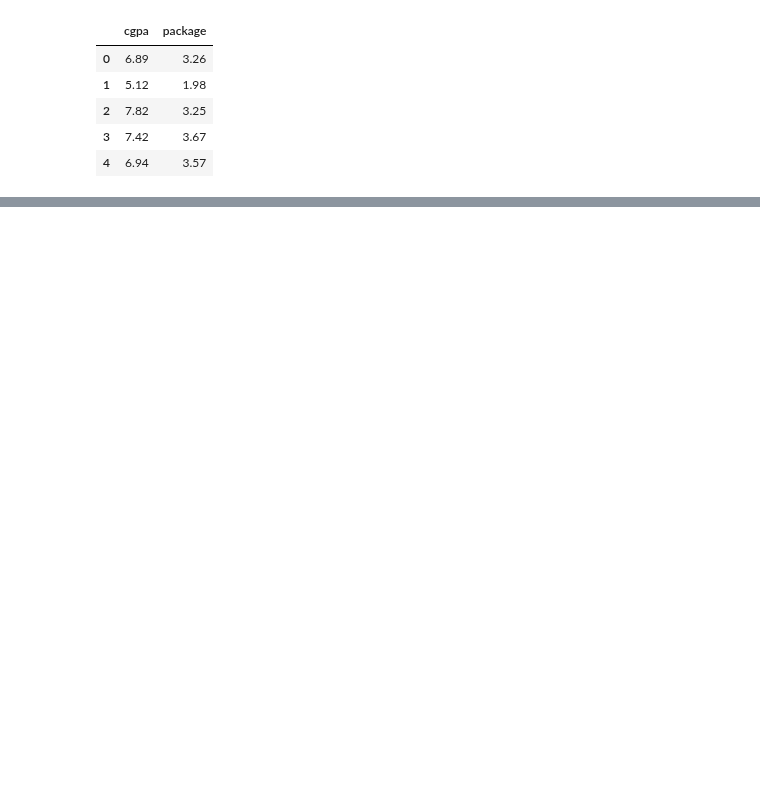
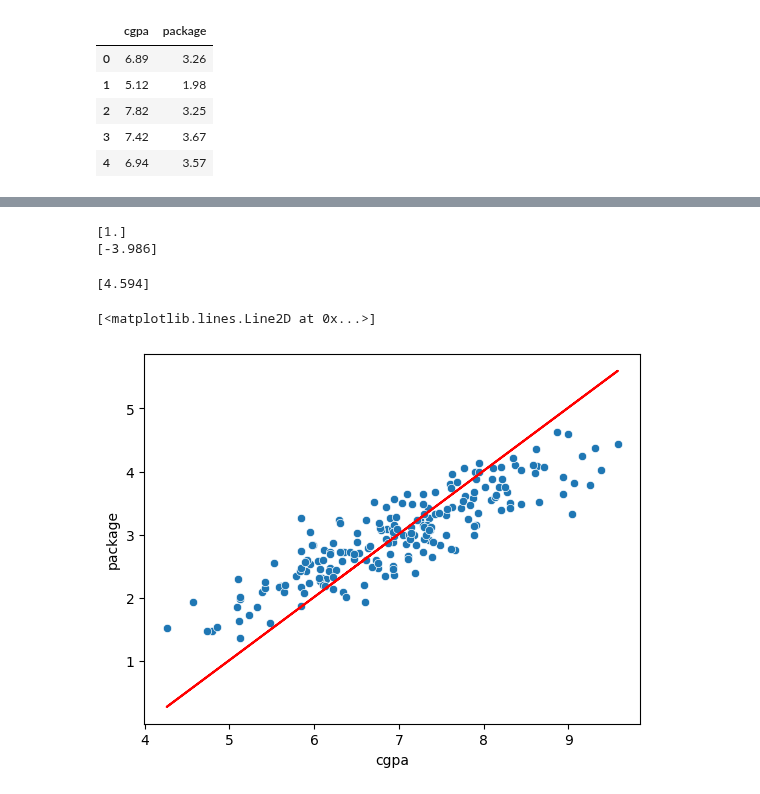
Before and after one commit to Omii04/Machine-Learning, a Jupyter notebook: 48LinearRegression CreatingFormula.ipynb, the cells around one changed output, grey strips where cells are left out. Cells and saved outputs as stored; diff of their text form; code cells hidden in the pictures; blank space fills up the shorter version.

```diff
--- a/48LinearRegression CreatingFormula.ipynb
+++ b/48LinearRegression CreatingFormula.ipynb
@@ -25,7 +25,7 @@ class MeraLR:
         print(self.b)
 
     def predict(self,X_test):
-        pass
+        return self.m*X_test+self.b
 # %%
 df=pd.read_csv(r"C:\Users\om420\Downloads\archive (2)\placement.csv")
 df.head()
@@ -45,0 +66,15 @@ X_train, X_test, y_train, y_test = train_test_split(X,y,test_size=0.2,random_sta
+# %%
+lr.fit(X_train,y_train)
+# %% [output]
+[1.]
+[-3.986]
+# %%
+print(lr.predict(X_test[0]))
+# %% [output]
+[4.594]
+# %%
+sns.scatterplot(df,x="cgpa",y="package")
+plt.plot(X,lr.predict(X),color='red')
+# %% [output]
+[<matplotlib.lines.Line2D at 0x...>]
+[figure, added]
```
Also changed, not shown: parts of 1 cell of this notebook.
